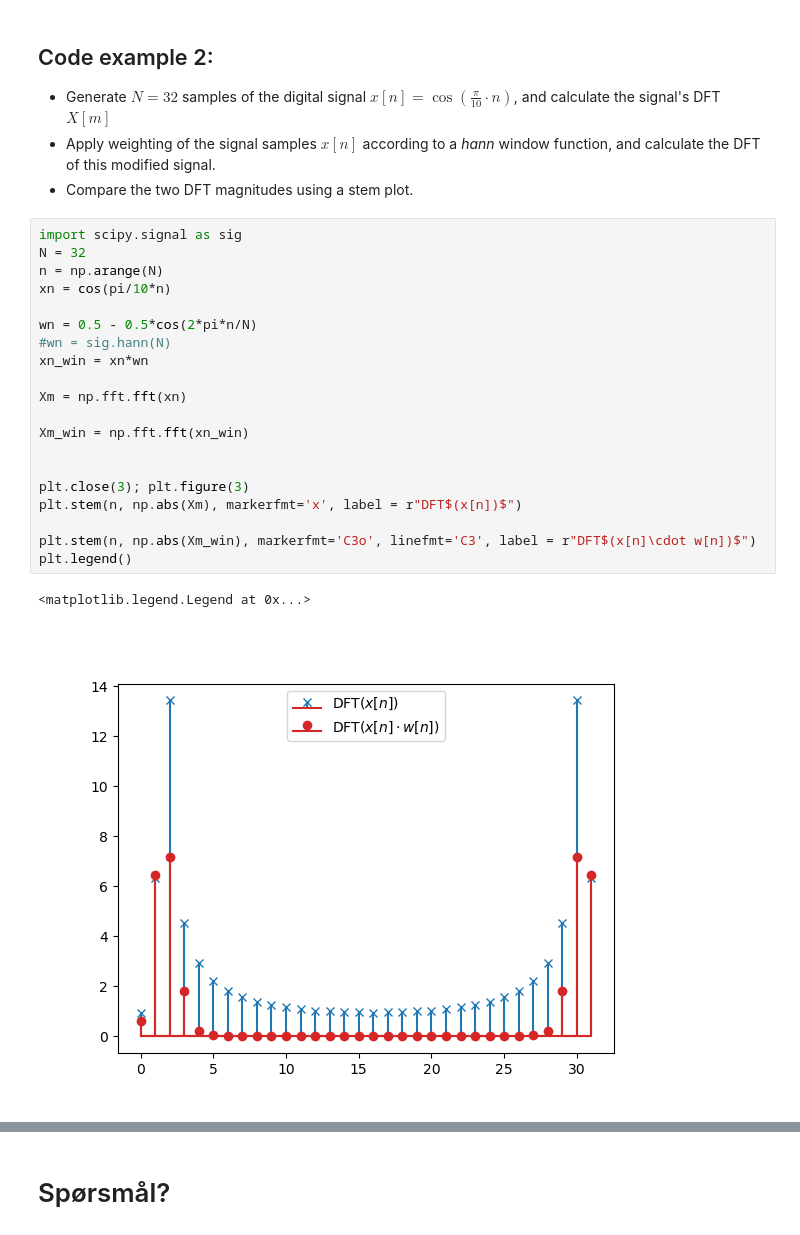
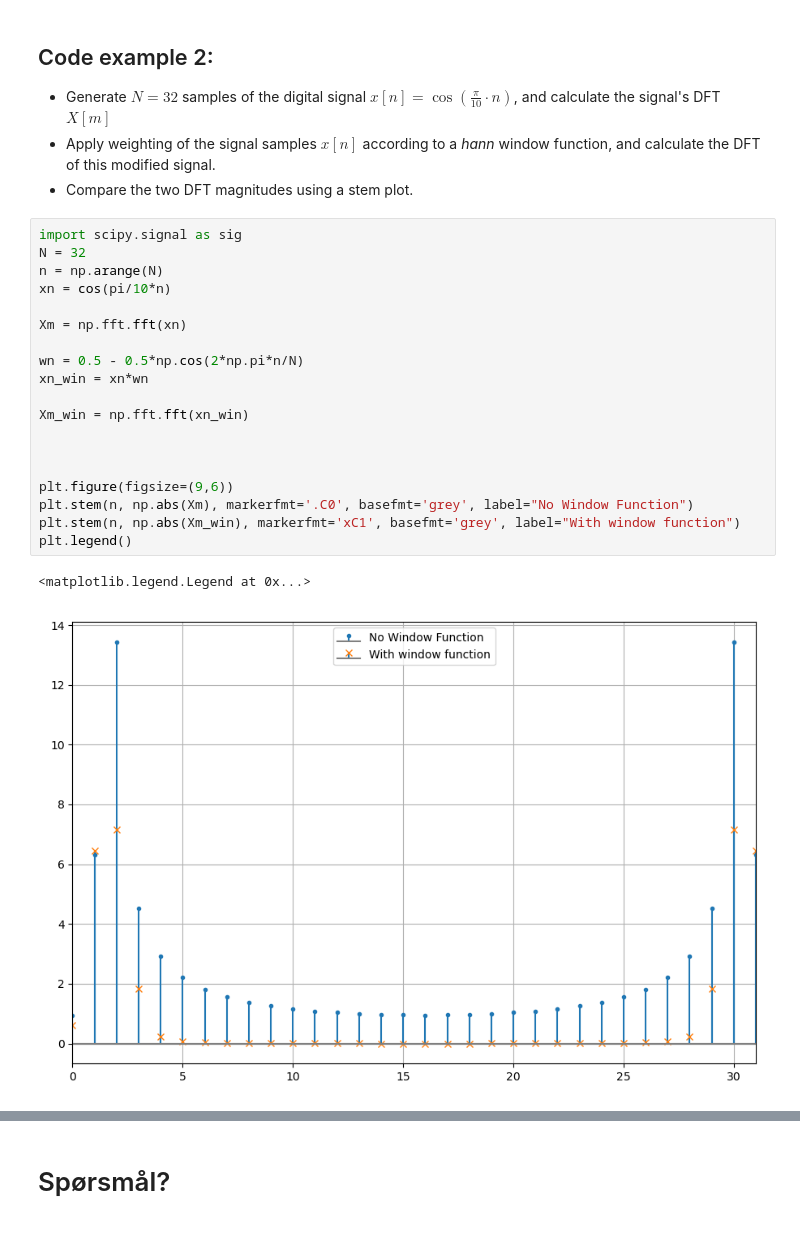
Before and after one commit to kaierih/AIS2201-Lecture_Notes, a Jupyter notebook: discrete_fourier_transform/spectral_leakage.ipynb, the cells around one changed output, grey strips where cells are left out. Saved outputs shown, nothing was run; the diff lists cells and outputs as text.

```diff
--- a/discrete_fourier_transform/spectral_leakage.ipynb
+++ b/discrete_fourier_transform/spectral_leakage.ipynb
@@ -157,26 +157,25 @@ $$\hat{x}(t) = X[0] + 2\cdot \sum_{m=1}^{N/2} |X[m]| \cdot \cos\left(2\pi \frac{
 # %%
 import scipy.signal as sig
 N = 32
 n = np.arange(N)
 xn = cos(pi/10*n)
 
-wn = 0.5 - 0.5*cos(2*pi*n/N)
-#wn = sig.hann(N)
+Xm = np.fft.fft(xn)
+
+wn = 0.5 - 0.5*np.cos(2*np.pi*n/N)
 xn_win = xn*wn
-
-Xm = np.fft.fft(xn)
 
 Xm_win = np.fft.fft(xn_win)
 
 
-plt.close(3); plt.figure(3)
-plt.stem(n, np.abs(Xm), markerfmt='x', label = r"DFT$(x[n])$")
 
-plt.stem(n, np.abs(Xm_win), markerfmt='C3o', linefmt='C3', label = r"DFT$(x[n]\cdot w[n])$")
+plt.figure(figsize=(9,6))
+plt.stem(n, np.abs(Xm), markerfmt='.C0', basefmt='grey', label="No Window Function")
+plt.stem(n, np.abs(Xm_win), markerfmt='xC1', basefmt='grey', label="With window function")
 plt.legend()
 # %% [output]
 <matplotlib.legend.Legend at 0x...>
-[figure, old version]
+[figure, new version]
 # %% [markdown]
 ## Observations on windowing
 
```
Also changed, not shown: parts of 1 cell of this notebook, 14 other files.
